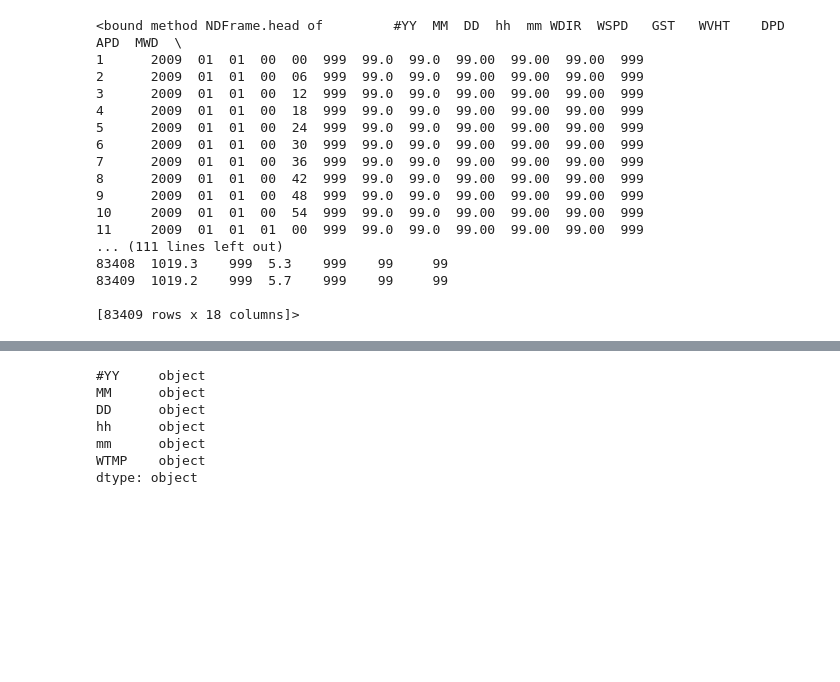
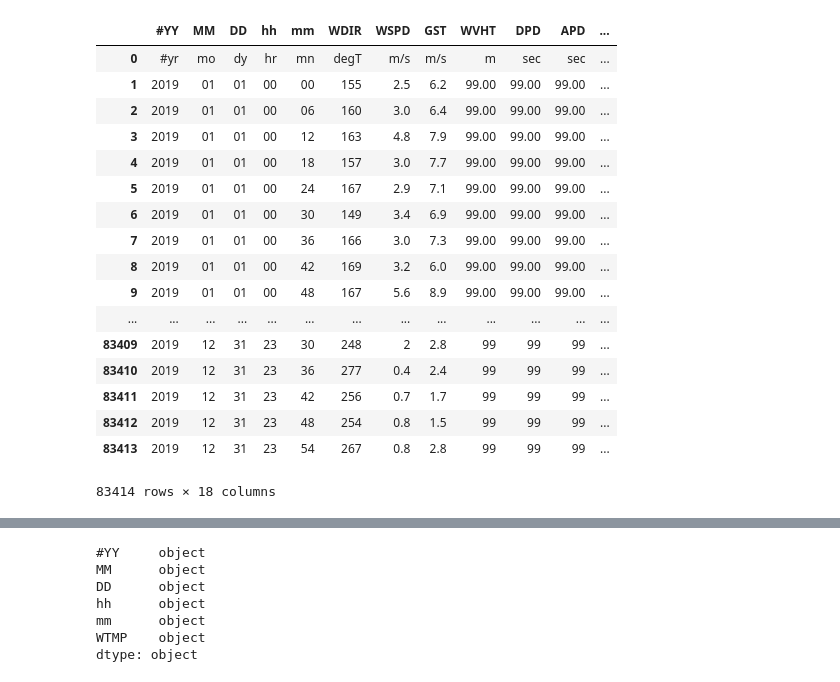
Before and after one commit to lashlock/ClimateDataAnalysis, a Jupyter notebook: Climate Data Pipeline.ipynb, the cells around one changed output, grey strips where cells are left out. Drawn from its saved outputs; the diff is of its cells as text; code cells hidden in the pictures; blank space fills up the shorter version.

Commit message:
Adding climate data files and updating tutorial

```diff
--- a/Climate Data Pipeline.ipynb
+++ b/Climate Data Pipeline.ipynb
@@ -32,22 +7,0 @@ df
-# %%
-#Want to drop the first row
-newDF = df.drop(0)
-newDF.head
-# %% [output]
-<bound method NDFrame.head of         #YY  MM  DD  hh  mm WDIR  WSPD   GST   WVHT    DPD    APD  MWD  \
-1      2009  01  01  00  00  999  99.0  99.0  99.00  99.00  99.00  999
-2      2009  01  01  00  06  999  99.0  99.0  99.00  99.00  99.00  999
-3      2009  01  01  00  12  999  99.0  99.0  99.00  99.00  99.00  999
-4      2009  01  01  00  18  999  99.0  99.0  99.00  99.00  99.00  999
-5      2009  01  01  00  24  999  99.0  99.0  99.00  99.00  99.00  999
-6      2009  01  01  00  30  999  99.0  99.0  99.00  99.00  99.00  999
-7      2009  01  01  00  36  999  99.0  99.0  99.00  99.00  99.00  999
-8      2009  01  01  00  42  999  99.0  99.0  99.00  99.00  99.00  999
-9      2009  01  01  00  48  999  99.0  99.0  99.00  99.00  99.00  999
-10     2009  01  01  00  54  999  99.0  99.0  99.00  99.00  99.00  999
-11     2009  01  01  01  00  999  99.0  99.0  99.00  99.00  99.00  999
-... (111 lines left out)
-83408  1019.3    999  5.3    999    99     99
-83409  1019.2    999  5.7    999    99     99
-
-[83409 rows x 18 columns]>
@@ -53,0 +12,43 @@ newDF.head
+# %%
+df2009=pd.read_csv('/Users/laurenashlock/Desktop/Climate Data Analysis/ClimateDataAnalysis/CT_2009.txt', delimiter= '\s+', index_col=False)
+
+df2010=pd.read_csv('/Users/laurenashlock/Desktop/Climate Data Analysis/ClimateDataAnalysis/CT_2010.txt', delimiter= '\s+', index_col=False)
+
+df2011=pd.read_csv('/Users/laurenashlock/Desktop/Climate Data Analysis/ClimateDataAnalysis/CT_2011.txt', delimiter= '\s+', index_col=False)
+
+df2012=pd.read_csv('/Users/laurenashlock/Desktop/Climate Data Analysis/ClimateDataAnalysis/CT_2012.txt', delimiter= '\s+', index_col=False)
+
+df2013=pd.read_csv('/Users/laurenashlock/Desktop/Climate Data Analysis/ClimateDataAnalysis/CT_2013.txt', delimiter= '\s+', index_col=False)
+
+df2014=pd.read_csv('/Users/laurenashlock/Desktop/Climate Data Analysis/ClimateDataAnalysis/CT_2014.txt', delimiter= '\s+', index_col=False)
+
+df2015=pd.read_csv('/Users/laurenashlock/Desktop/Climate Data Analysis/ClimateDataAnalysis/CT_2015.txt', delimiter= '\s+', index_col=False)
+
+df2016=pd.read_csv('/Users/laurenashlock/Desktop/Climate Data Analysis/ClimateDataAnalysis/CT_2016.txt', delimiter= '\s+', index_col=False)
+
+df2017=pd.read_csv('/Users/laurenashlock/Desktop/Climate Data Analysis/ClimateDataAnalysis/CT_2017.txt', delimiter= '\s+', index_col=False)
+
+df2018=pd.read_csv('/Users/laurenashlock/Desktop/Climate Data Analysis/ClimateDataAnalysis/CT_2018.txt', delimiter= '\s+', index_col=False)
+
+df2019=pd.read_csv('/Users/laurenashlock/Desktop/Climate Data Analysis/ClimateDataAnalysis/CT_2019.txt', delimiter= '\s+', index_col=False)
+# %%
+df2019
+# %% [output]
+|  | #YY | MM | DD | hh | mm | WDIR | WSPD | GST | WVHT | DPD | APD | ... |
+| 0 | #yr | mo | dy | hr | mn | degT | m/s | m/s | m | sec | sec | ... |
+| 1 | 2019 | 01 | 01 | 00 | 00 | 155 | 2.5 | 6.2 | 99.00 | 99.00 | 99.00 | ... |
+| 2 | 2019 | 01 | 01 | 00 | 06 | 160 | 3.0 | 6.4 | 99.00 | 99.00 | 99.00 | ... |
+| 3 | 2019 | 01 | 01 | 00 | 12 | 163 | 4.8 | 7.9 | 99.00 | 99.00 | 99.00 | ... |
+| 4 | 2019 | 01 | 01 | 00 | 18 | 157 | 3.0 | 7.7 | 99.00 | 99.00 | 99.00 | ... |
+| 5 | 2019 | 01 | 01 | 00 | 24 | 167 | 2.9 | 7.1 | 99.00 | 99.00 | 99.00 | ... |
+| 6 | 2019 | 01 | 01 | 00 | 30 | 149 | 3.4 | 6.9 | 99.00 | 99.00 | 99.00 | ... |
+| 7 | 2019 | 01 | 01 | 00 | 36 | 166 | 3.0 | 7.3 | 99.00 | 99.00 | 99.00 | ... |
+| 8 | 2019 | 01 | 01 | 00 | 42 | 169 | 3.2 | 6.0 | 99.00 | 99.00 | 99.00 | ... |
+| 9 | 2019 | 01 | 01 | 00 | 48 | 167 | 5.6 | 8.9 | 99.00 | 99.00 | 99.00 | ... |
+| ... | ... | ... | ... | ... | ... | ... | ... | ... | ... | ... | ... | ... |
+| 83409 | 2019 | 12 | 31 | 23 | 30 | 248 | 2 | 2.8 | 99 | 99 | 99 | ... |
+| 83410 | 2019 | 12 | 31 | 23 | 36 | 277 | 0.4 | 2.4 | 99 | 99 | 99 | ... |
+| 83411 | 2019 | 12 | 31 | 23 | 42 | 256 | 0.7 | 1.7 | 99 | 99 | 99 | ... |
+| 83412 | 2019 | 12 | 31 | 23 | 48 | 254 | 0.8 | 1.5 | 99 | 99 | 99 | ... |
+| 83413 | 2019 | 12 | 31 | 23 | 54 | 267 | 0.8 | 2.8 | 99 | 99 | 99 | ... |
+83414 rows × 18 columns
```
Also changed, not shown: parts of 16 cells of this notebook, 12 other files.
